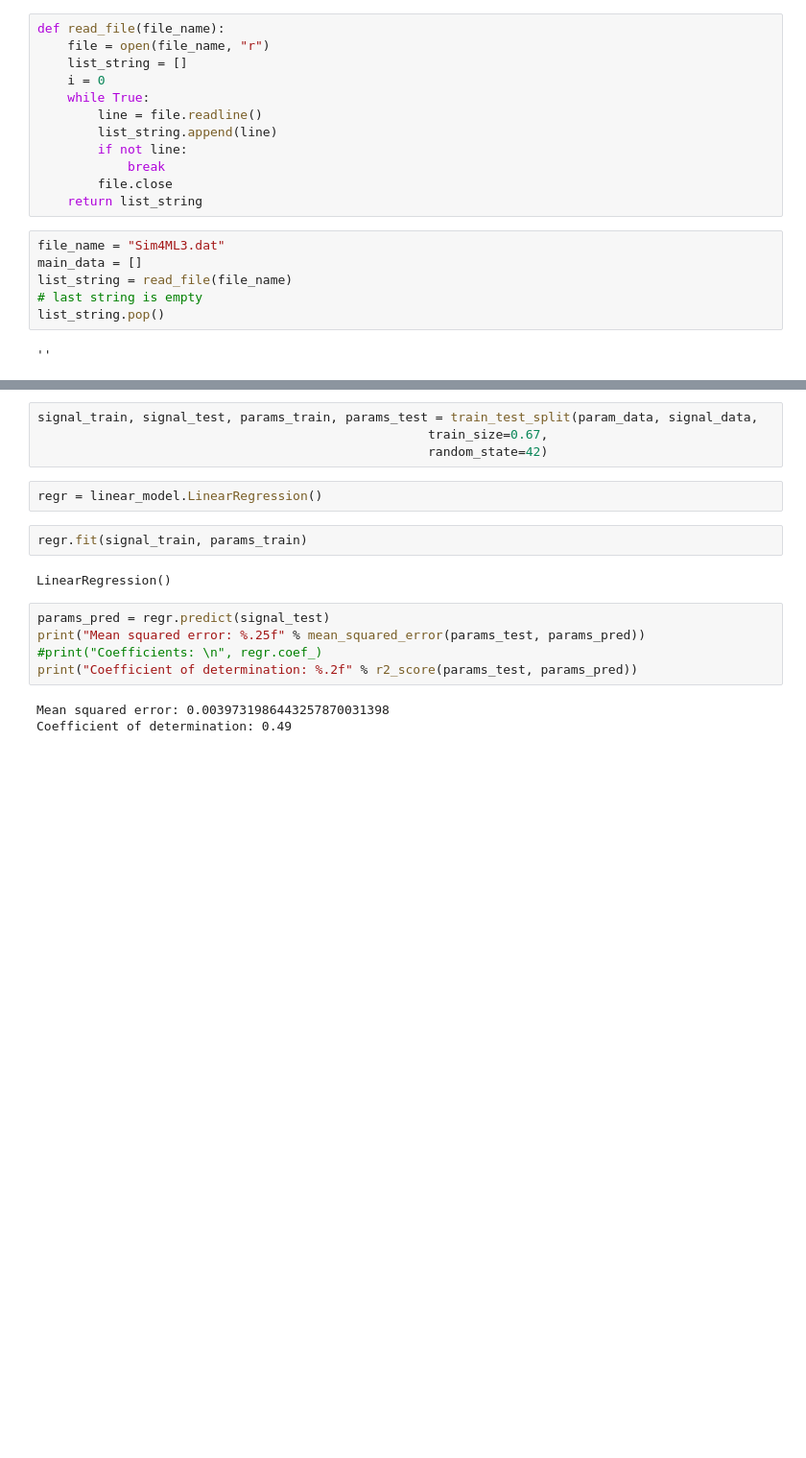
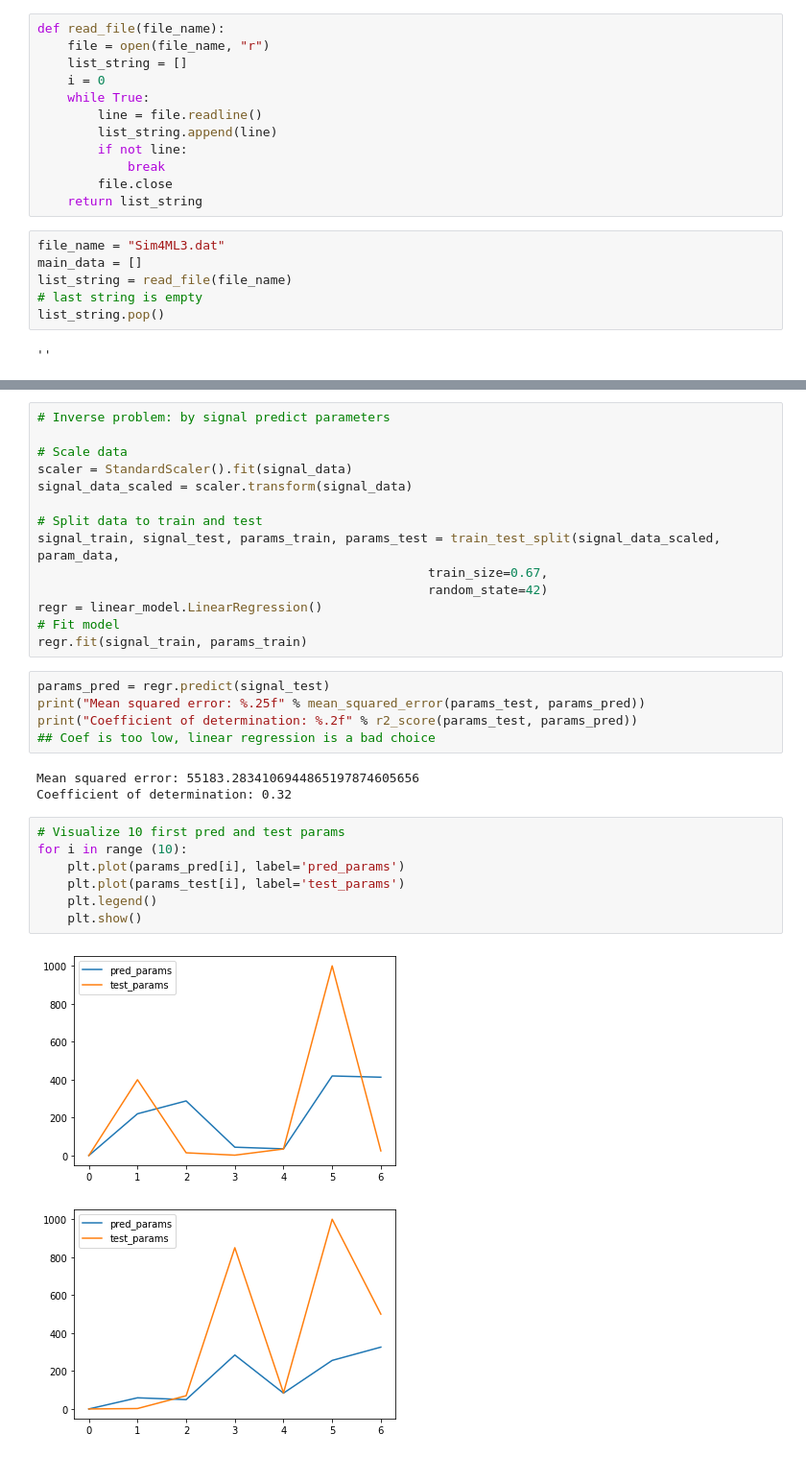
Before and after one commit to KirillAnokhin/MLProject, a Jupyter notebook: notebook.ipynb, the cells around one changed output, grey strips where cells are left out. Shown at 96% size. Drawn from its saved outputs; the diff is of its cells as text; blank space fills up the shorter version.

```diff
--- a/notebook.ipynb
+++ b/notebook.ipynb
@@ -60,18 +90,32 @@ Coefficient of determination: 0.49
 # %%
-signal_train, signal_test, params_train, params_test = train_test_split(param_data, signal_data,
+# Inverse problem: by signal predict parameters
+
+# Scale data
+scaler = StandardScaler().fit(signal_data)
+signal_data_scaled = scaler.transform(signal_data)
+
+# Split data to train and test
+signal_train, signal_test, params_train, params_test = train_test_split(signal_data_scaled, param_data,
                                                     train_size=0.67,
                                                     random_state=42)
+regr = linear_model.LinearRegression()
+# Fit model
+regr.fit(signal_train, params_train)
-# %%
-regr = linear_model.LinearRegression()
-# %%
-regr.fit(signal_train, params_train)
-# %% [output]
-LinearRegression()
 # %%
 params_pred = regr.predict(signal_test)
 print("Mean squared error: %.25f" % mean_squared_error(params_test, params_pred))
-#print("Coefficients: \n", regr.coef_)
 print("Coefficient of determination: %.2f" % r2_score(params_test, params_pred))
+## Coef is too low, linear regression is a bad choice
 # %% [output]
-Mean squared error: 0.0039731986443257870031398
-Coefficient of determination: 0.49
+Mean squared error: 55183.2834106944865197874605656
+Coefficient of determination: 0.32
+# %%
+# Visualize 10 first pred and test params
+for i in range (10):
+    plt.plot(params_pred[i], label='pred_params')
+    plt.plot(params_test[i], label='test_params')
+    plt.legend()
+    plt.show()
+# %% [output]
+[figure, added]
+[figure, added]
```
Also changed, not shown: parts of 9 cells of this notebook.
